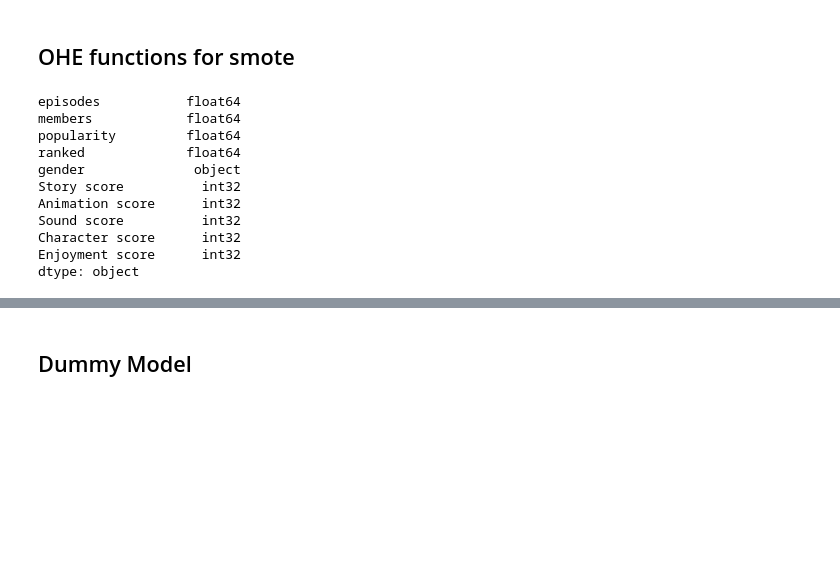
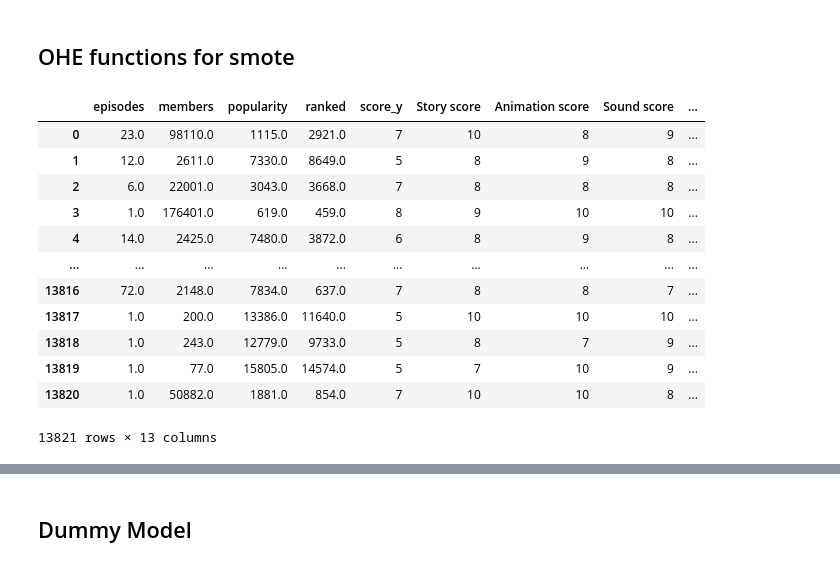
Before and after one commit to ileneee/Anime-Classification, a Jupyter notebook: master_notebook.ipynb, the cells around one changed output, grey strips where cells are left out. Drawn from its saved outputs; the diff is of its cells as text; code cells hidden in the pictures; blank space fills up the shorter version.

```diff
--- a/master_notebook.ipynb
+++ b/master_notebook.ipynb
@@ -290,6 +290,7 @@ mergeddf['Animation score'] = mergeddf['Animation score'].astype(int)
 mergeddf['Sound score'] = mergeddf['Sound score'].astype(int)
 mergeddf['Character score'] = mergeddf['Character score'].astype(int)
 mergeddf['Enjoyment score'] = mergeddf['Enjoyment score'].astype(int)
+mergeddf['score_y'] = mergeddf['score_y'].astype(int)
 # %%
 mergeddf.info()
 # %% [output]
@@ -356,6 +341,3 @@ mergeddf.head()
 | 3 | 29323.0 | Slushpuppy282 | 7588.0 | 7 | {'Overall': '7', 'Story': '7', 'A... | Oyaji no, Imo no Kamisama. | A man wanders into a liquor store... | ['Slice of Life'] | Dec 31, 2014 | 1.0 | ... | ... |
 | 4 | 30968.0 | ParaParaJMo | 1253.0 | 9 | {'Overall': '9', 'Story': '9', 'A... | Kokoro no Catchball | An educational anime about the im... | ['Kids', 'Sports'] | 2005 | 1.0 | ... | ... |
 5 rows × 22 columns
-# %%
-mergeddf['Story score'] = mergeddf['Story score'].astype(int)
-mergeddf['Story score'].value_counts()
@@ -441,6 +405,27 @@ target             False
 dtype: bool
 # %% [markdown]
 ## OHE functions for smote
+# %%
+# Defined a OneHotEncoder function for ease of access
+def OHE(X_train, categories):
+    onehot = OneHotEncoder(sparse=False, handle_unknown = 'ignore')
+    x_train_cat = pd.DataFrame(onehot.fit_transform(X_train[categories]))
+    x_train_cat.columns = onehot.get_feature_names(categories)
+
+    # Reset indices to avoid merging conflicts
+    x_train_cat.reset_index(drop=True, inplace=True)
+    X_train.reset_index(drop=True, inplace=True)
+
+    # Joined the OHE dataframe to the dataframe that is passed into the function
+    x_train_df = X_train.drop(categories, axis = 1).join(x_train_cat)
+    return x_train_df
+def confusion_and_metrics(model, X_test, y_test):
+    # Accuracy Score
+    print(f"Accuracy Score: {model.score(X_test, y_test):.3f}")
+
+
+    # Plot confusion matrix for visualization
+    plot_confusion_matrix(model, X_test, y_test);
 # %%
-X = mergeddf.drop(['target', 'profile', 'birthday','uid', 'anime_uid','scores', 'synopsis','score_x','score_y','title', 'genre','aired','favorites_anime'], axis=1)
+X = mergeddf.drop(['target', 'profile', 'birthday','uid', 'anime_uid','scores', 'genre','synopsis','score_x','title','aired','favorites_anime'], axis=1)
 y = mergeddf['target']
@@ -493,14 +434,19 @@ X_test_clean = split_join(X_test)
-# %%
-X.dtypes
-# %% [output]
-episodes           float64
-members            float64
-popularity         float64
-ranked             float64
-gender              object
-Story score          int32
-Animation score      int32
-Sound score          int32
-Character score      int32
-Enjoyment score      int32
-dtype: object
+# %%
+# Called the OHE function we made and assigned new dataframe variables
+train_ohe = OHE(X_train, ['gender'])
+test_ohe = OHE(X_test, ['gender'])
+train_ohe
+# %% [output]
+|  | episodes | members | popularity | ranked | score_y | Story score | Animation score | Sound score | ... |
+| 0 | 23.0 | 98110.0 | 1115.0 | 2921.0 | 7 | 10 | 8 | 9 | ... |
+| 1 | 12.0 | 2611.0 | 7330.0 | 8649.0 | 5 | 8 | 9 | 8 | ... |
+| 2 | 6.0 | 22001.0 | 3043.0 | 3668.0 | 7 | 8 | 8 | 8 | ... |
+| 3 | 1.0 | 176401.0 | 619.0 | 459.0 | 8 | 9 | 10 | 10 | ... |
+| 4 | 14.0 | 2425.0 | 7480.0 | 3872.0 | 6 | 8 | 9 | 8 | ... |
+| ... | ... | ... | ... | ... | ... | ... | ... | ... | ... |
+| 13816 | 72.0 | 2148.0 | 7834.0 | 637.0 | 7 | 8 | 8 | 7 | ... |
+| 13817 | 1.0 | 200.0 | 13386.0 | 11640.0 | 5 | 10 | 10 | 10 | ... |
+| 13818 | 1.0 | 243.0 | 12779.0 | 9733.0 | 5 | 8 | 7 | 9 | ... |
+| 13819 | 1.0 | 77.0 | 15805.0 | 14574.0 | 5 | 7 | 10 | 9 | ... |
+| 13820 | 1.0 | 50882.0 | 1881.0 | 854.0 | 7 | 10 | 10 | 8 | ... |
+13821 rows × 13 columns
```
Also changed, not shown: parts of 23 cells of this notebook.
